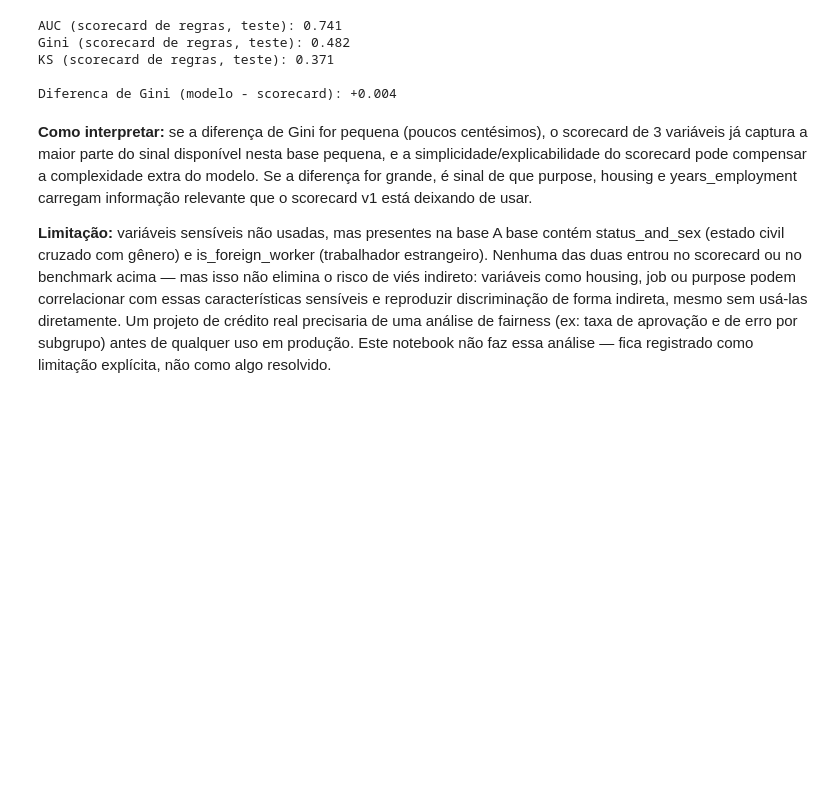
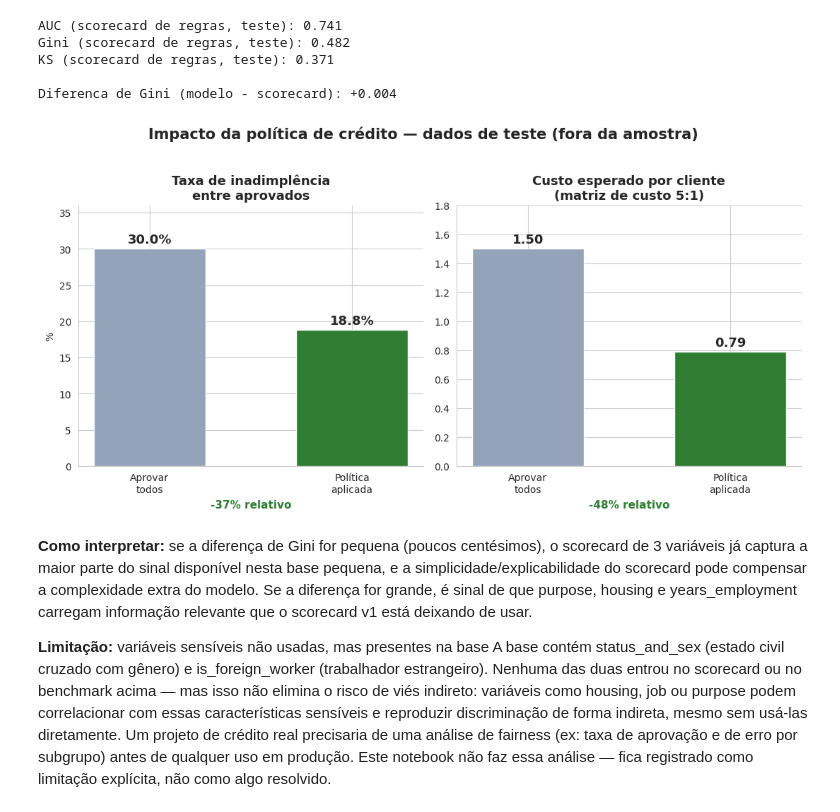
Before and after one commit to Gabriel-Roledo-ds/German_Credit-Scorecard_e_Politica_de_Credito, a Jupyter notebook: German_Credit.ipynb, the cells around one changed output. Cells and saved outputs as stored; diff of their text form; code cells hidden in the pictures; blank space fills up the shorter version.

```diff
--- a/German_Credit.ipynb
+++ b/German_Credit.ipynb
@@ -692,6 +692,39 @@ Gini (scorecard de regras, teste): 0.482
 KS (scorecard de regras, teste): 0.371
 
 Diferenca de Gini (modelo - scorecard): +0.004
+# %%
+# Impacto da política de crédito: aprovar todos vs política aplicada (dados de teste)
+cenarios = ['Aprovar\ntodos', 'Política\naplicada']
+tx_default = [30.0, 18.8]
+custo = [1.50, 0.79]
+cores = ['#94A3B8', '#2E7D32']
+
+fig, axes = plt.subplots(1, 2, figsize=(11, 5.5))
+
+bars1 = axes[0].bar(cenarios, tx_default, color=cores, width=0.55)
+axes[0].set_title('Taxa de inadimplência\nentre aprovados', fontsize=13, fontweight='bold')
+axes[0].set_ylim(0, 36)
+axes[0].set_ylabel('%')
+for bar, val in zip(bars1, tx_default):
+    axes[0].text(bar.get_x() + bar.get_width()/2, val + 0.8, f'{val:.1f}%', ha='center', fontsize=13, fontweight='bold')
+axes[0].text(0.5, -0.16, '-37% relativo', transform=axes[0].transAxes, ha='center', fontsize=11, color='#2E7D32', fontweight='bold')
+
+bars2 = axes[1].bar(cenarios, custo, color=cores, width=0.55)
+axes[1].set_title('Custo esperado por cliente\n(matriz de custo 5:1)', fontsize=13, fontweight='bold')
+axes[1].set_ylim(0, 1.8)
+for bar, val in zip(bars2, custo):
+    axes[1].text(bar.get_x() + bar.get_width()/2, val + 0.04, f'{val:.2f}', ha='center', fontsize=13, fontweight='bold')
+axes[1].text(0.5, -0.16, '-48% relativo', transform=axes[1].transAxes, ha='center', fontsize=11, color='#2E7D32', fontweight='bold')
+
+for ax in axes:
+    ax.spines['top'].set_visible(False)
+    ax.spines['right'].set_visible(False)
+
+fig.suptitle('Impacto da política de crédito — dados de teste (fora da amostra)', fontsize=15, fontweight='bold', y=1.03)
+plt.tight_layout()
+plt.show()
+# %% [output]
+[figure, added]
 # %% [markdown]
 **Como interpretar:** se a diferença de Gini for pequena (poucos centésimos), o scorecard de 3 variáveis já captura a maior parte do sinal disponível nesta base pequena, e a simplicidade/explicabilidade do scorecard pode compensar a complexidade extra do modelo. Se a diferença for grande, é sinal de que purpose, housing e years_employment carregam informação relevante que o scorecard v1 está deixando de usar.
 
```
